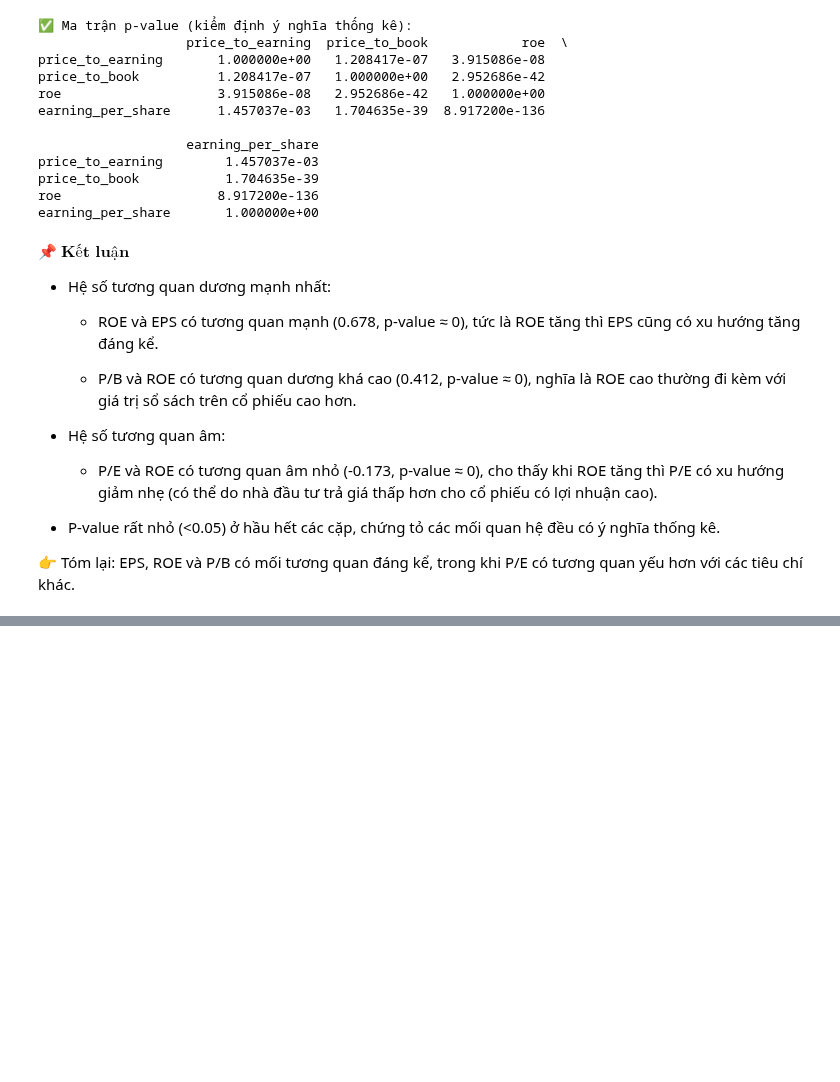
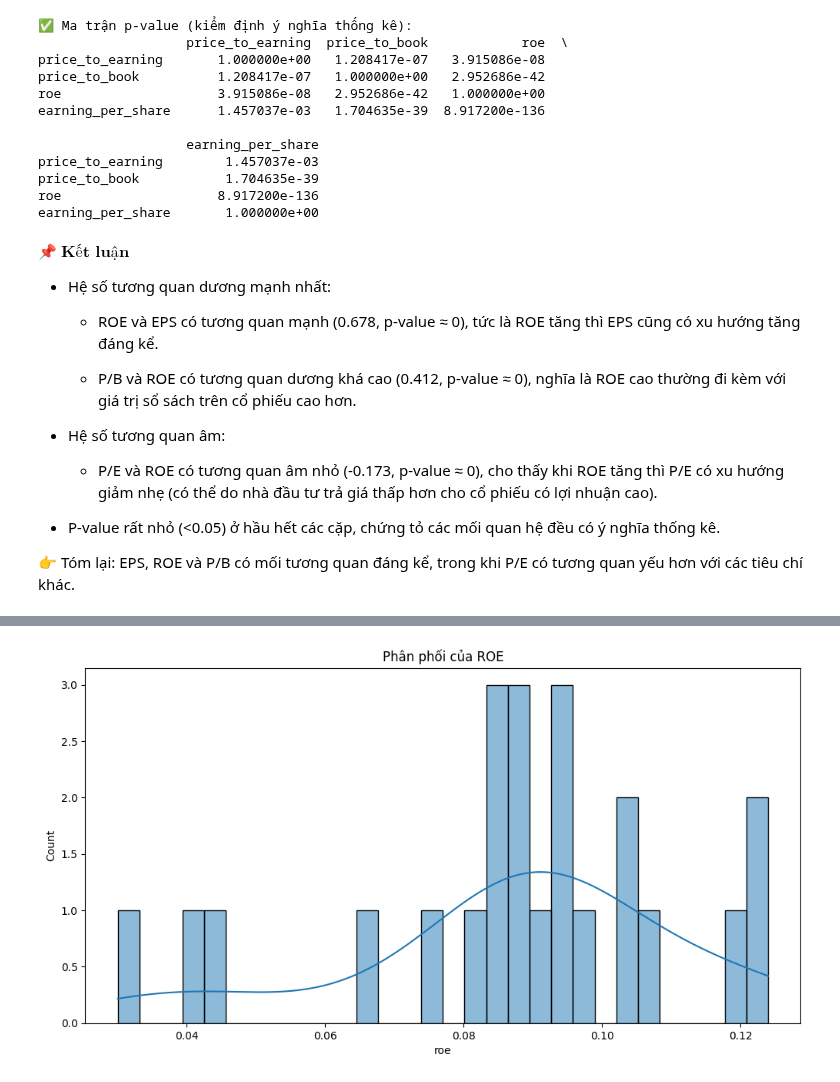
Before and after one commit to HaiAu2501/Try-Some-Models, a Jupyter notebook: ROUND_2/data/vn30/metric/Hypothesis testing.ipynb, the cells around one changed output, grey strips where cells are left out. Cells and saved outputs as stored; diff of their text form; code cells hidden in the pictures; blank space fills up the shorter version.

```diff
--- a/ROUND_2/data/vn30/metric/Hypothesis testing.ipynb
+++ b/ROUND_2/data/vn30/metric/Hypothesis testing.ipynb
@@ -452,0 +429,12 @@ earning_per_share       1.000000e+00
+# %%
+# Tạo PEG ratio (Price to Earning Growth)
+df["peg_ratio"] = df["price_to_earning"] / df["roe"]
+
+# Tạo Book-to-Market Ratio
+df["book_to_market"] = 1 / df["price_to_book"]
+
+# Tính tăng trưởng EPS (so với quý trước)
+df["eps_growth"] = df.groupby("company")["earning_per_share"].pct_change()
+
+# Xem kết quả
+print(df.head())
@@ -452,0 +455,73 @@ earning_per_share       1.000000e+00
+# %%
+import pandas as pd
+import numpy as np
+import scipy.stats as stats
+import seaborn as sns
+import matplotlib.pyplot as plt
+
+# Chuyển đổi dữ liệu nếu cần
+df['price_to_earning'] = pd.to_numeric(df['price_to_earning'], errors='coerce')
+df['price_to_book'] = pd.to_numeric(df['price_to_book'], errors='coerce')
+df['roe'] = pd.to_numeric(df['roe'], errors='coerce')
+df['earning_per_share'] = pd.to_numeric(df['earning_per_share'], errors='coerce')
+
+# 🔹 1. Tạo đặc trưng mới
+df['pe_pb_ratio'] = df['price_to_earning'] / df['price_to_book']
+df['roe_eps_ratio'] = df['roe'] / df['earning_per_share']
+
+# Tạo đặc trưng % thay đổi theo quý
+df['pb_change'] = df.groupby('company')['price_to_book'].pct_change()
+df['eps_growth'] = df.groupby('company')['earning_per_share'].pct_change()
+
+# Loại bỏ giá trị NaN sinh ra do `pct_change`
+df.dropna(inplace=True)
+
+# 🔹 2. Kiểm chứng giả thuyết
+
+## Giả thuyết 2: PE/PB có tương quan mạnh với ROE không? (Pearson correlation)
+corr, p_value = stats.pearsonr(df['pe_pb_ratio'], df['roe'])
+print(f"Tương quan PE/PB với ROE: r = {corr:.4f}, p-value = {p_value:.4f}")
+if p_value < 0.05:
+    print("⏩ Kết luận: Có mối tương quan đáng kể giữa PE/PB và ROE.")
+else:
+    print("⏩ Kết luận: Không có mối tương quan đáng kể giữa PE/PB và ROE.")
+
+## Giả thuyết 3: EPS có tăng trưởng qua các năm không? (T-test cặp)
+eps_yearly = df.groupby(['year'])['earning_per_share'].mean()
+t_stat, p_value = stats.ttest_rel(eps_yearly[:-1], eps_yearly[1:])
+print(f"T-test EPS theo năm: p-value = {p_value:.4f}")
+if p_value < 0.05:
+    print("⏩ Kết luận: EPS có sự tăng trưởng đáng kể qua các năm.")
+else:
+    print("⏩ Kết luận: EPS không thay đổi đáng kể qua các năm.")
+
+## Giả thuyết 4: PB trung bình ở nhóm ROE cao & thấp có khác nhau không? (T-test độc lập)
+median_roe = df['roe'].median()
+group_high = df[df['roe'] > median_roe]['price_to_book']
+group_low = df[df['roe'] <= median_roe]['price_to_book']
+t_stat, p_value = stats.ttest_ind(group_high, group_low, equal_var=False)
+print(f"T-test PB giữa nhóm ROE cao & thấp: p-value = {p_value:.4f}")
+if p_value < 0.05:
+    print("⏩ Kết luận: PB trung bình giữa hai nhóm ROE cao & thấp có sự khác biệt đáng kể.")
+else:
+    print("⏩ Kết luận: Không có sự khác biệt đáng kể về PB giữa hai nhóm.")
+
+## Giả thuyết 5: ROE có phân phối chuẩn không? (Shapiro-Wilk test)
+shapiro_test = stats.shapiro(df['roe'])
+print(f"Shapiro-Wilk test ROE: p-value = {shapiro_test.pvalue:.4f}")
+if shapiro_test.pvalue < 0.05:
+    print("⏩ Kết luận: ROE không tuân theo phân phối chuẩn.")
+else:
+    print("⏩ Kết luận: ROE có thể coi là tuân theo phân phối chuẩn.")
+
+# 🔹 3. Vẽ một số biểu đồ trực quan
+plt.figure(figsize=(12, 6))
+sns.histplot(df['roe'], kde=True, bins=30)
+plt.title("Phân phối của ROE")
+plt.show()
+
+sns.boxplot(x='company', y='price_to_earning', data=df_combined)
+plt.xticks(rotation=90)
+plt.title("Biểu đồ Boxplot của PE giữa các công ty")
+plt.show()
+# %% [output]
@@ -452,0 +536 @@ earning_per_share       1.000000e+00
+[figure, added]
```
Also changed, not shown: parts of 9 cells of this notebook, 3 other files.
